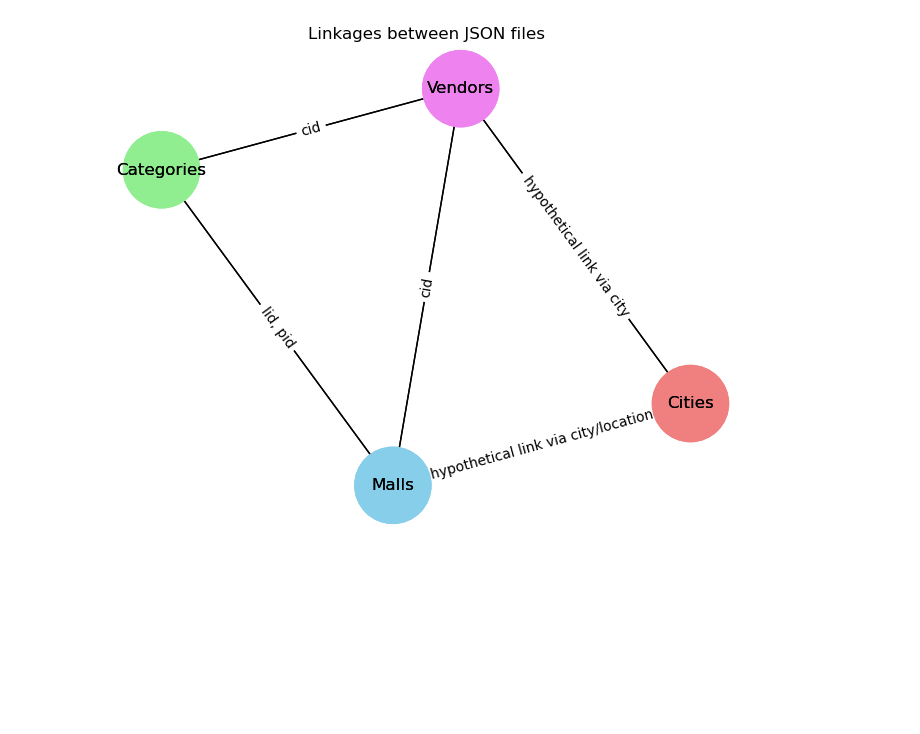
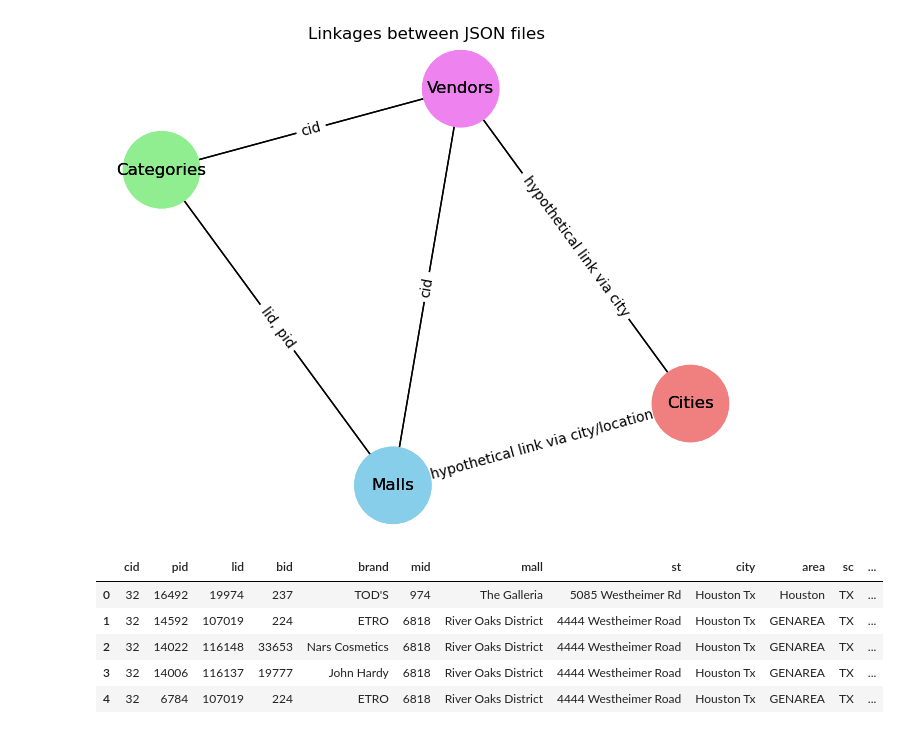
Before and after one commit to mariandumitrascu/4urspace-next, a Jupyter notebook: data_analysis.ipynb, the cells around one changed output. Drawn from its saved outputs; the diff is of its cells as text; code cells hidden in the pictures; blank space fills up the shorter version.

```diff
--- a/data_analysis.ipynb
+++ b/data_analysis.ipynb
@@ -414,3 +414,20 @@ plt.title('Linkages between JSON files')
 plt.show()
 # %% [output]
 [figure]
+# %%
+import pandas as pd
+
+
+malls_path = '/Users/marian.dumitrascu/Library/CloudStorage/Dropbox/work-P/4urspace/4urspace-next-lll/temp_data/malls.csv'
+# Load the data from the CSV file
+data = pd.read_csv(malls_path)
+
+# Display the first few rows of the dataframe to understand its structure
+data.head()
+# %% [output]
+|  | cid | pid | lid | bid | brand | mid | mall | st | city | area | sc | ... |
+| 0 | 32 | 16492 | 19974 | 237 | TOD'S | 974 | The Galleria | 5085 Westheimer Rd | Houston Tx | Houston | TX | ... |
+| 1 | 32 | 14592 | 107019 | 224 | ETRO | 6818 | River Oaks District | 4444 Westheimer Road | Houston Tx | GENAREA | TX | ... |
+| 2 | 32 | 14022 | 116148 | 33653 | Nars Cosmetics | 6818 | River Oaks District | 4444 Westheimer Road | Houston Tx | GENAREA | TX | ... |
+| 3 | 32 | 14006 | 116137 | 19777 | John Hardy | 6818 | River Oaks District | 4444 Westheimer Road | Houston Tx | GENAREA | TX | ... |
+| 4 | 32 | 6784 | 107019 | 224 | ETRO | 6818 | River Oaks District | 4444 Westheimer Road | Houston Tx | GENAREA | TX | ... |
```
Also changed, not shown: parts of 2 cells of this notebook, 4 other files.
